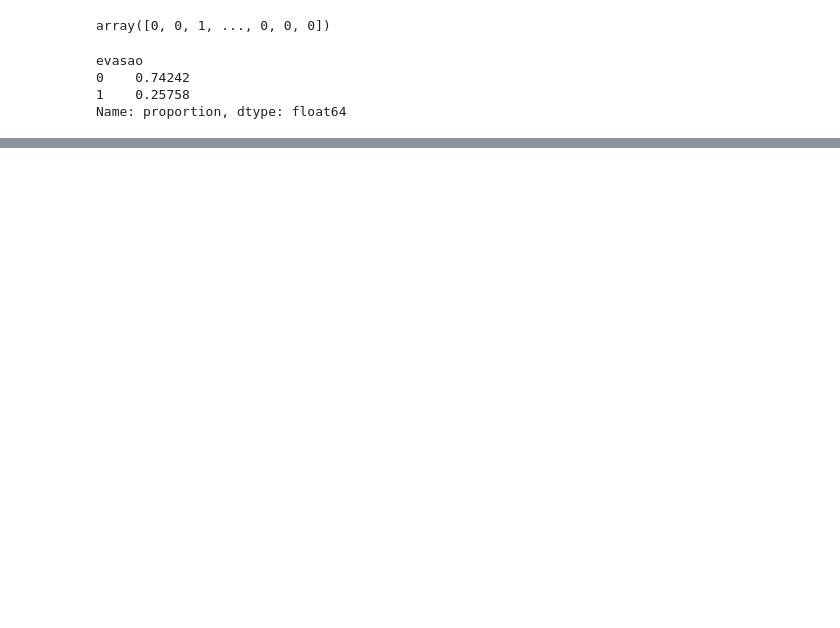
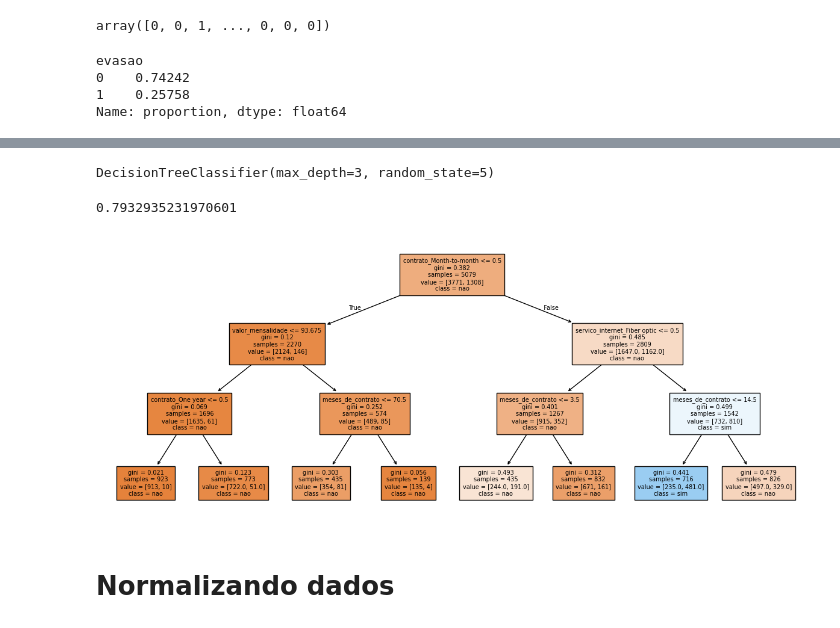
Before and after one commit to gilderson/desafio_parte2_telecom_X, a Jupyter notebook: Desafio_telecom_X_Parte_2.ipynb, the cells around one changed output, grey strips where cells are left out. Cells and saved outputs as stored; diff of their text form; code cells hidden in the pictures; blank space fills up the shorter version.

```diff
--- a/Desafio_telecom_X_Parte_2.ipynb
+++ b/Desafio_telecom_X_Parte_2.ipynb
@@ -222,7 +254,8 @@ Name: proportion, dtype: float64
 from sklearn.model_selection import train_test_split
 # %%
 # Separandos os dados para treinamento e teste, mantendo o parametro random a assegurar o mesmo resutado quando o codigo for rodado novemente.
-x_treino, x_teste, y_treino, y_teste = train_test_split(x, y, stratify = y, random_state = 15)
+# Separmos os dados em 70 / 30.
+x_treino, x_teste, y_treino, y_teste = train_test_split(x, y, stratify = y, test_size=0.3, random_state = 15)
 # %%
 from sklearn.dummy import DummyClassifier
 # %%
@@ -233,0 +271,9 @@ dummy.score(x_teste, y_teste)
+# %%
+arvore = DecisionTreeClassifier(max_depth = 3, random_state =5)
+arvore.fit(x_treino, y_treino)
+# %% [output]
+DecisionTreeClassifier(max_depth=3, random_state=5)
+# %%
+arvore.score(x_teste, y_teste)
+# %% [output]
+0.7932935231970601
@@ -233,0 +282,9 @@ dummy.score(x_teste, y_teste)
+# %%
+nome_colunas = ['genero', 'acima_de_64_anos_1', 'conjuge_Yes', 'dependentes_Yes', 'servico_telefone_Yes', 'multiplas_linhas_Yes', 'servico_internet_DSL', 'servico_internet_Fiber optic', 'servico_internet_No', 'seguranca_online_Yes', 'backup_online_Yes', 'protecao_dispositivo_Yes', 'suporte_tecnico_Yes', 'streaming_tv_Yes', 'streaming_filmes_Yes', 'contrato_Month-to-month', 'contrato_One year', 'contrato_Two year', 'faturamento_online_Yes', 'metodo_pagamento_Bank transfer (automatic)', 'metodo_pagamento_Credit card (automatic)', 'metodo_pagamento_Electronic check', 'metodo_pagamento_Mailed check', 'meses_de_contrato', 'valor_mensalidade', 'valor_total', 'contas_diaria', 'total_servicos']
+# %%
+plt.figure(figsize = (15, 6))
+plot_tree(arvore, filled = True, class_names = ['nao', 'sim'], fontsize = 7, feature_names = nome_colunas);
+# %% [output]
+[figure, added]
+# %% [markdown]
+# Normalizando dados
```
Also changed, not shown: parts of 17 cells of this notebook.
